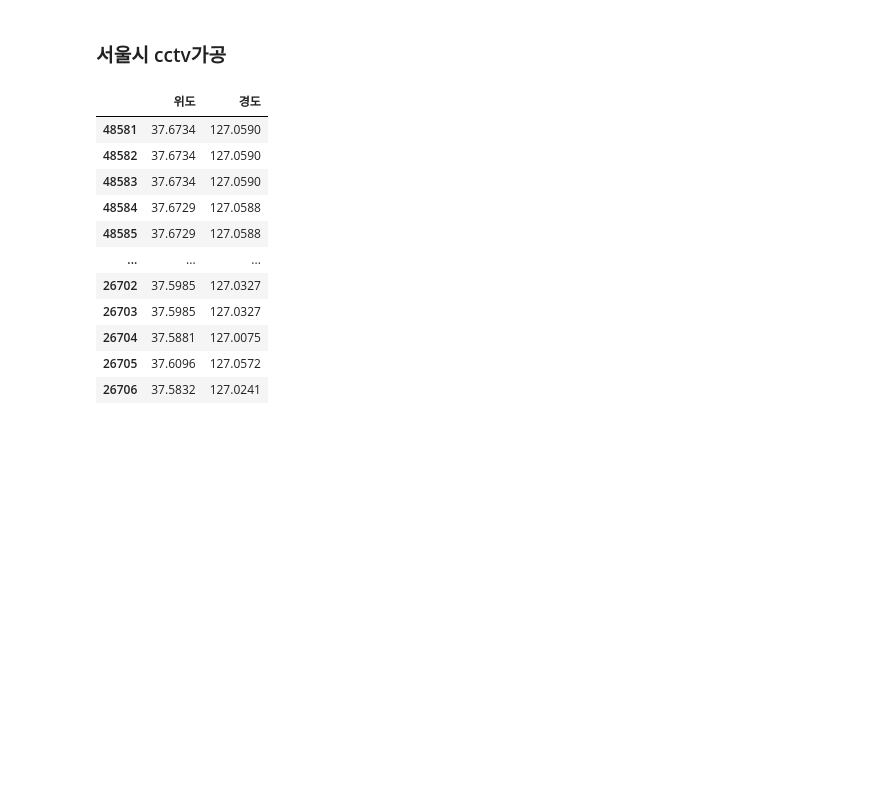
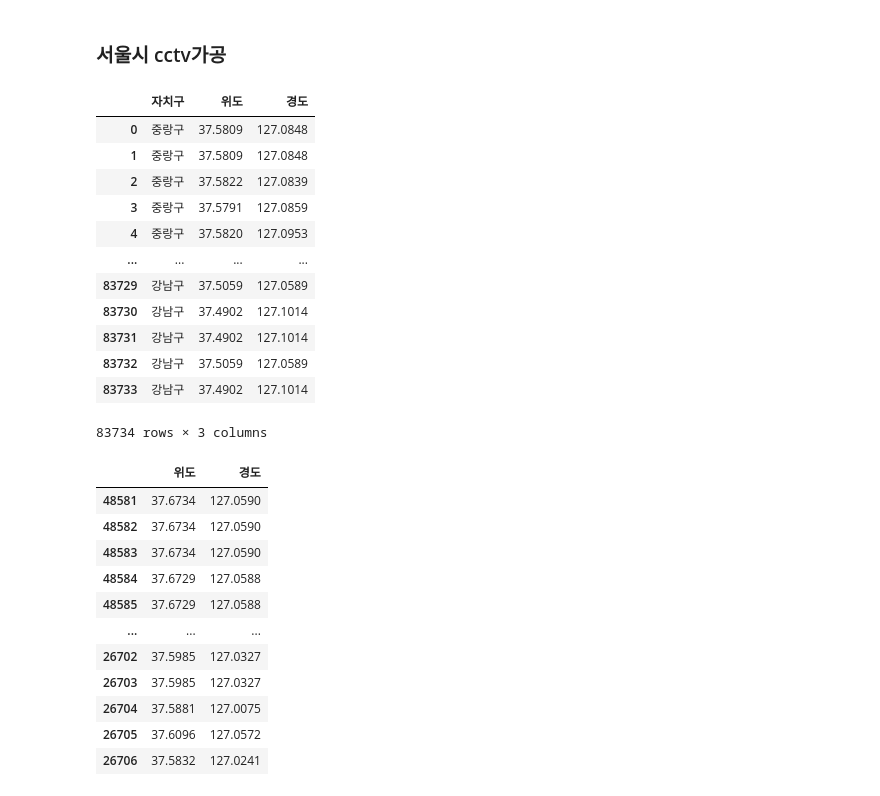
Before and after one commit to topaz11100/bp_final, a Jupyter notebook: 데이터전처리.ipynb, the cells around one changed output. Saved outputs shown, nothing was run; the diff lists cells and outputs as text; code cells hidden in the pictures; blank space fills up the shorter version.

```diff
--- a/데이터전처리.ipynb
+++ b/데이터전처리.ipynb
@@ -20,3 +74,20 @@ encoding = 'cp949'
 # %% [markdown]
 ### 서울시 cctv가공
+# %%
+seoul_cctv = pd.read_csv(start_path+"seoul_cctv.csv", encoding=encoding)
+seoul_cctv
+# %% [output]
+|  | 자치구 | 위도 | 경도 |
+| 0 | 중랑구 | 37.5809 | 127.0848 |
+| 1 | 중랑구 | 37.5809 | 127.0848 |
+| 2 | 중랑구 | 37.5822 | 127.0839 |
+| 3 | 중랑구 | 37.5791 | 127.0859 |
+| 4 | 중랑구 | 37.5820 | 127.0953 |
+| ... | ... | ... | ... |
+| 83729 | 강남구 | 37.5059 | 127.0589 |
+| 83730 | 강남구 | 37.4902 | 127.1014 |
+| 83731 | 강남구 | 37.4902 | 127.1014 |
+| 83732 | 강남구 | 37.5059 | 127.0589 |
+| 83733 | 강남구 | 37.4902 | 127.1014 |
+83734 rows × 3 columns
 # %%
```
Also changed, not shown: parts of 24 cells of this notebook, 41 other files.
